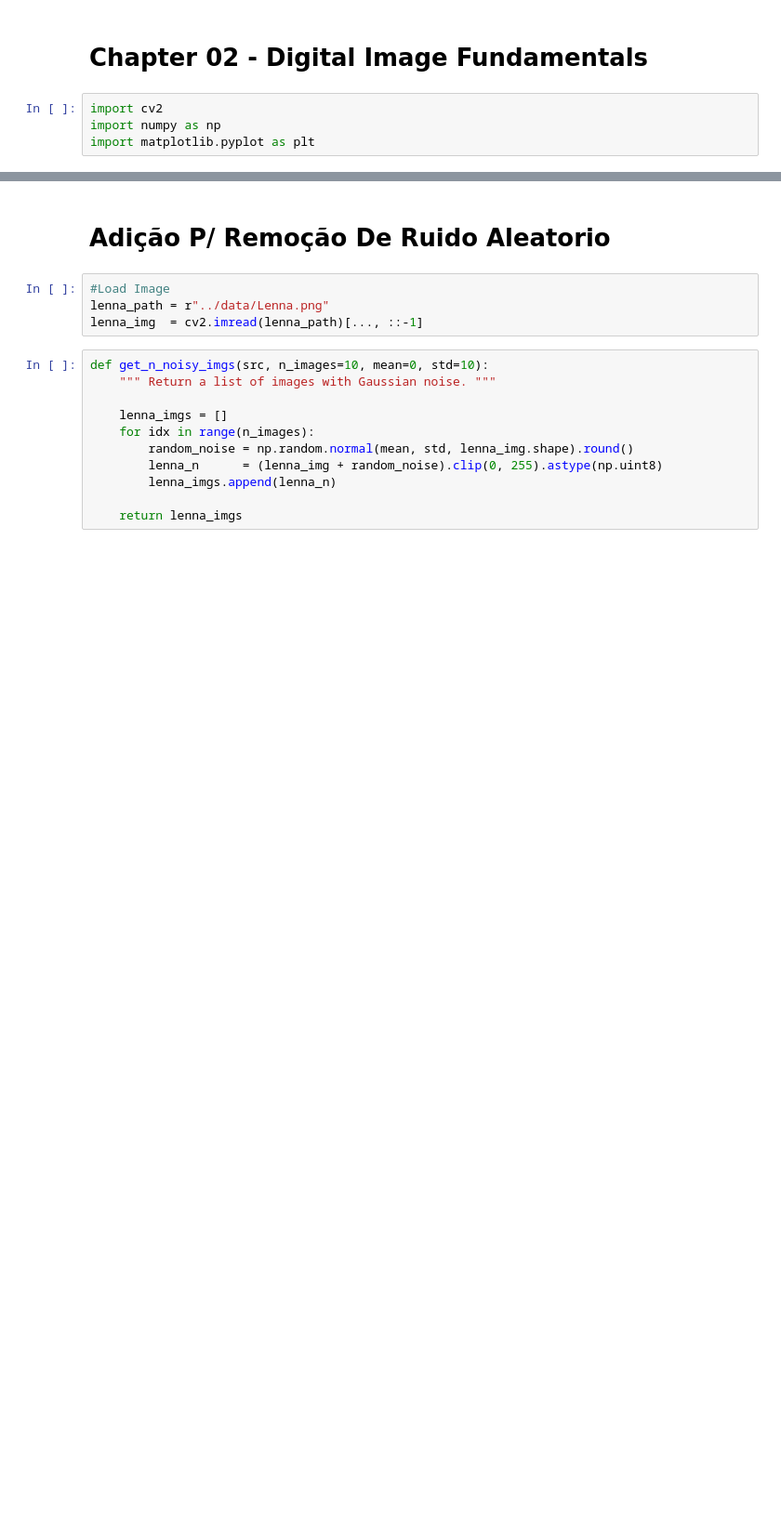
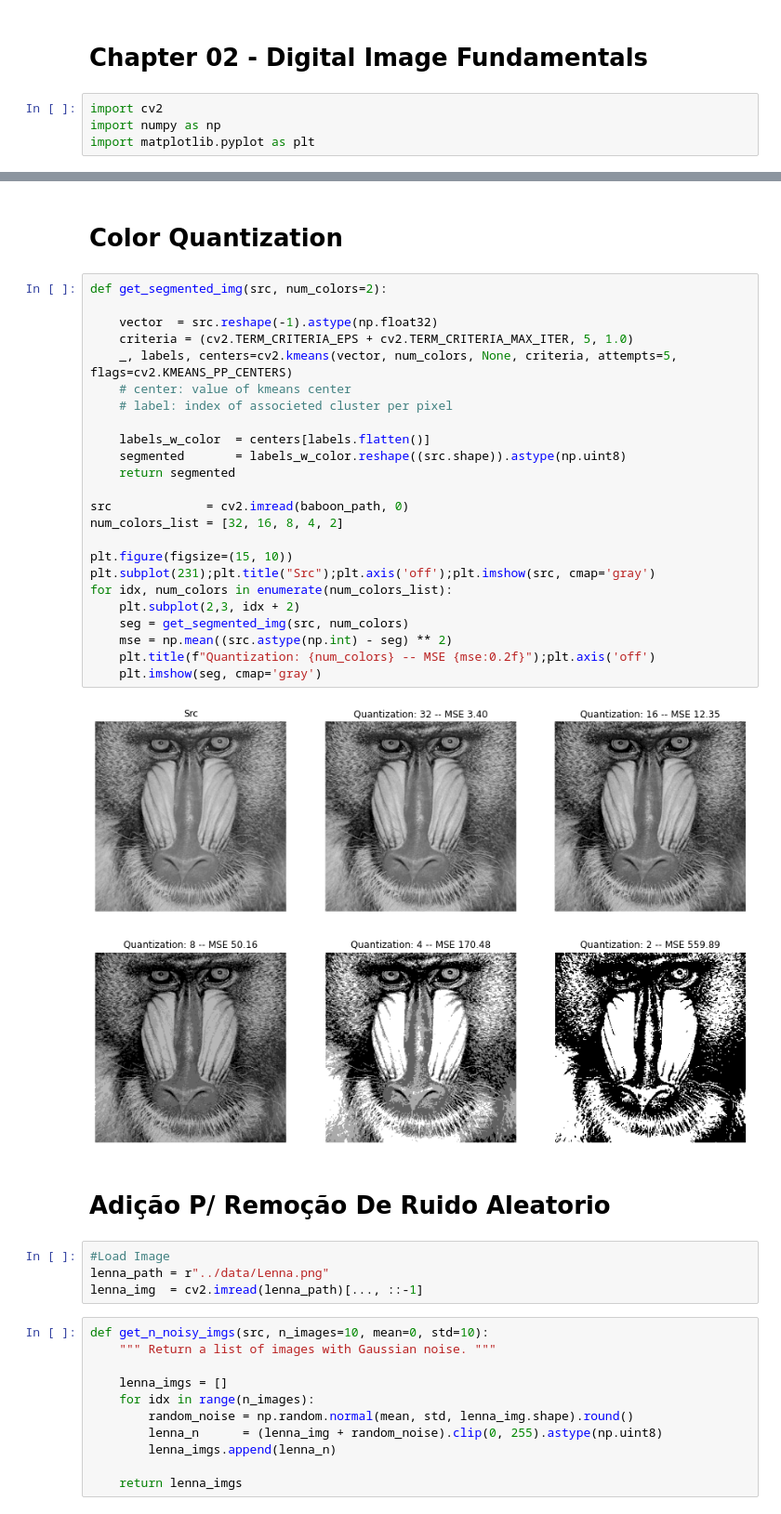
Before and after one commit to CarlosPena00/Digital-Image-Processing-Hands-On, a Jupyter notebook: src/chapter02.ipynb, the cells around one changed output, grey strips where cells are left out. Shown at 93% size. Cells and saved outputs as stored; diff of their text form; blank space fills up the shorter version.

```diff
--- a/src/chapter02.ipynb
+++ b/src/chapter02.ipynb
@@ -7,3 +28,31 @@ import matplotlib.pyplot as plt
+# %% [markdown]
+# Color Quantization
+# %%
+def get_segmented_img(src, num_colors=2):
+
+    vector  = src.reshape(-1).astype(np.float32)
+    criteria = (cv2.TERM_CRITERIA_EPS + cv2.TERM_CRITERIA_MAX_ITER, 5, 1.0)
+    _, labels, centers=cv2.kmeans(vector, num_colors, None, criteria, attempts=5, flags=cv2.KMEANS_PP_CENTERS)
+    # center: value of kmeans center
+    # label: index of associeted cluster per pixel
+
+    labels_w_color  = centers[labels.flatten()]
+    segmented       = labels_w_color.reshape((src.shape)).astype(np.uint8)
+    return segmented
+
+src             = cv2.imread(baboon_path, 0)
+num_colors_list = [32, 16, 8, 4, 2]
+
+plt.figure(figsize=(15, 10))
+plt.subplot(231);plt.title("Src");plt.axis('off');plt.imshow(src, cmap='gray')
+for idx, num_colors in enumerate(num_colors_list):
+    plt.subplot(2,3, idx + 2)
+    seg = get_segmented_img(src, num_colors)
+    mse = np.mean((src.astype(np.int) - seg) ** 2)
+    plt.title(f"Quantization: {num_colors} -- MSE {mse:0.2f}");plt.axis('off')
+    plt.imshow(seg, cmap='gray')
+# %% [output]
+[figure, added]
 # %% [markdown]
 # Adição P/ Remoção De Ruido Aleatorio
 # %%
```
Also changed, not shown: parts of 2 cells of this notebook.
